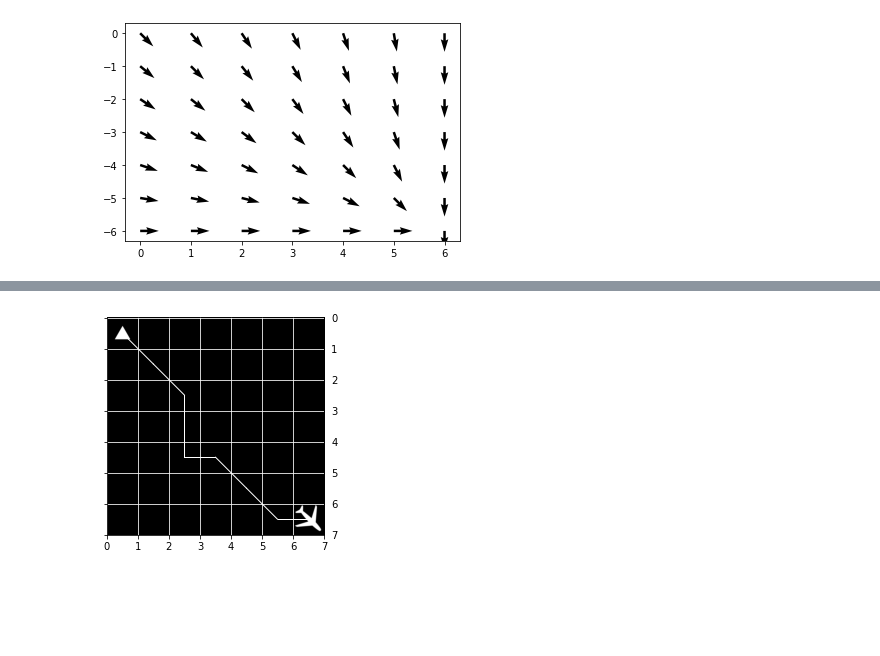
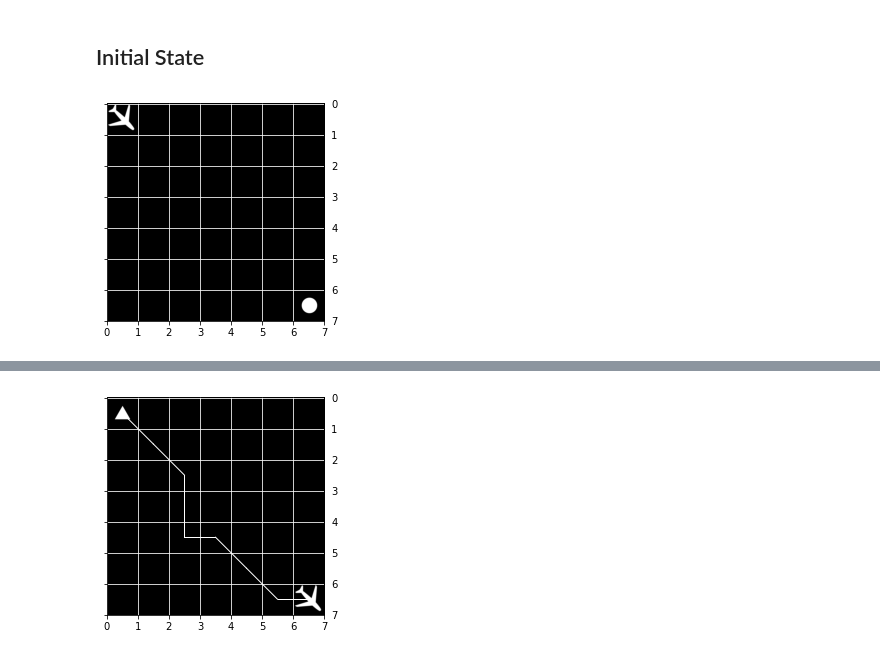
Before and after one commit to n00b-c0dr/Wind-based-path-planning-for-UAVs, a Jupyter notebook: play.ipynb, the cells around one changed output, grey strips where cells are left out. Saved outputs shown, nothing was run; the diff lists cells and outputs as text; code cells hidden in the pictures; blank space fills up the shorter version.

```diff
--- a/play.ipynb
+++ b/play.ipynb
@@ -2,9 +2,10 @@
 import environment
 import Dynamic_programming
 # %%
-env=environment.WindField(size=7)
+env=environment.WindField()
-# %%
-mean_wind_field=env.generate_windfield(type=2)
-env.plot_windfield(mean_wind_field)
-# %% [output]
-[figure, removed]
+# %% [markdown]
+## Initial State
+# %%
+env.render()
+# %% [output]
+[figure, added]
```
Also changed, not shown: parts of 22 cells of this notebook, 5 other files.
